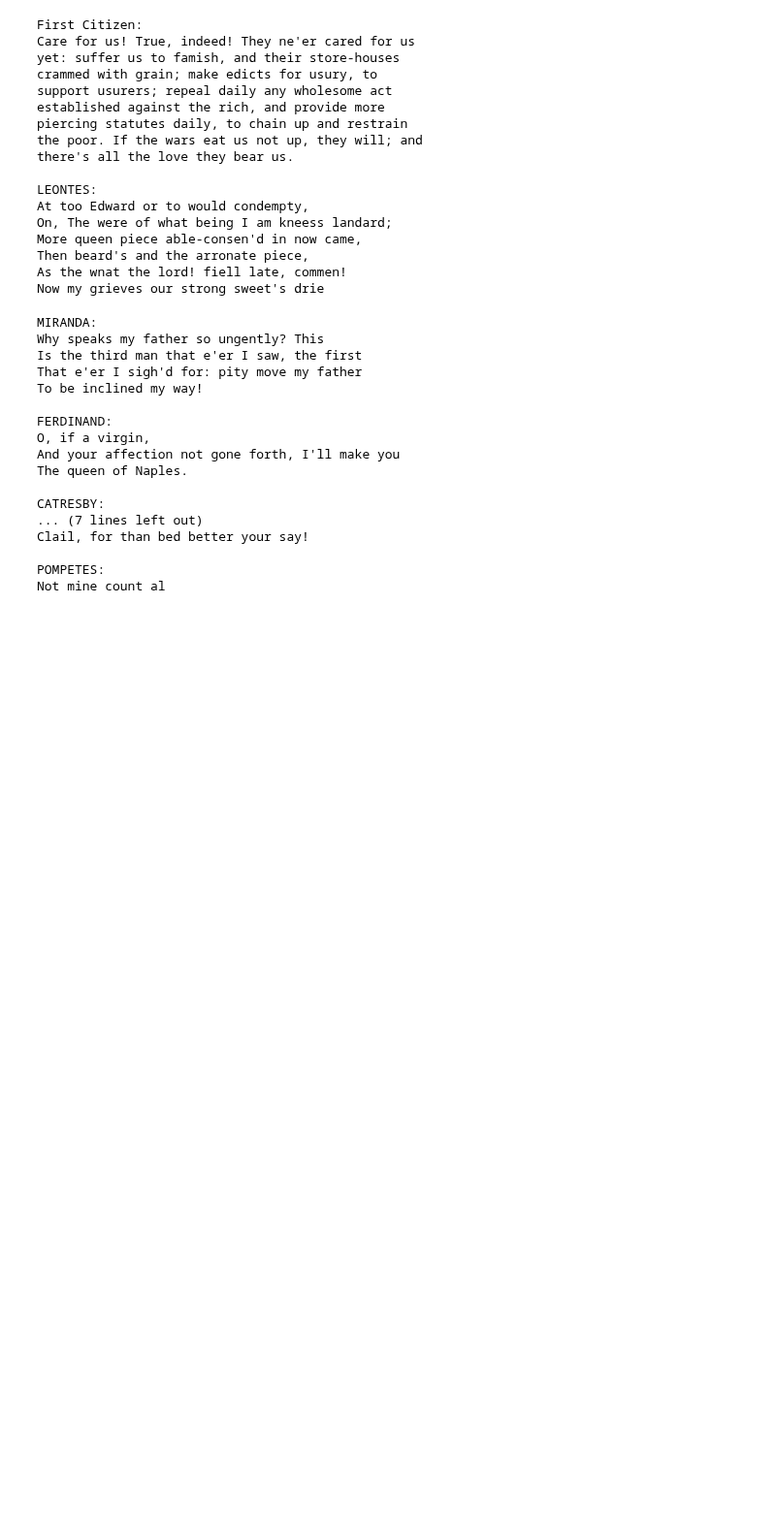
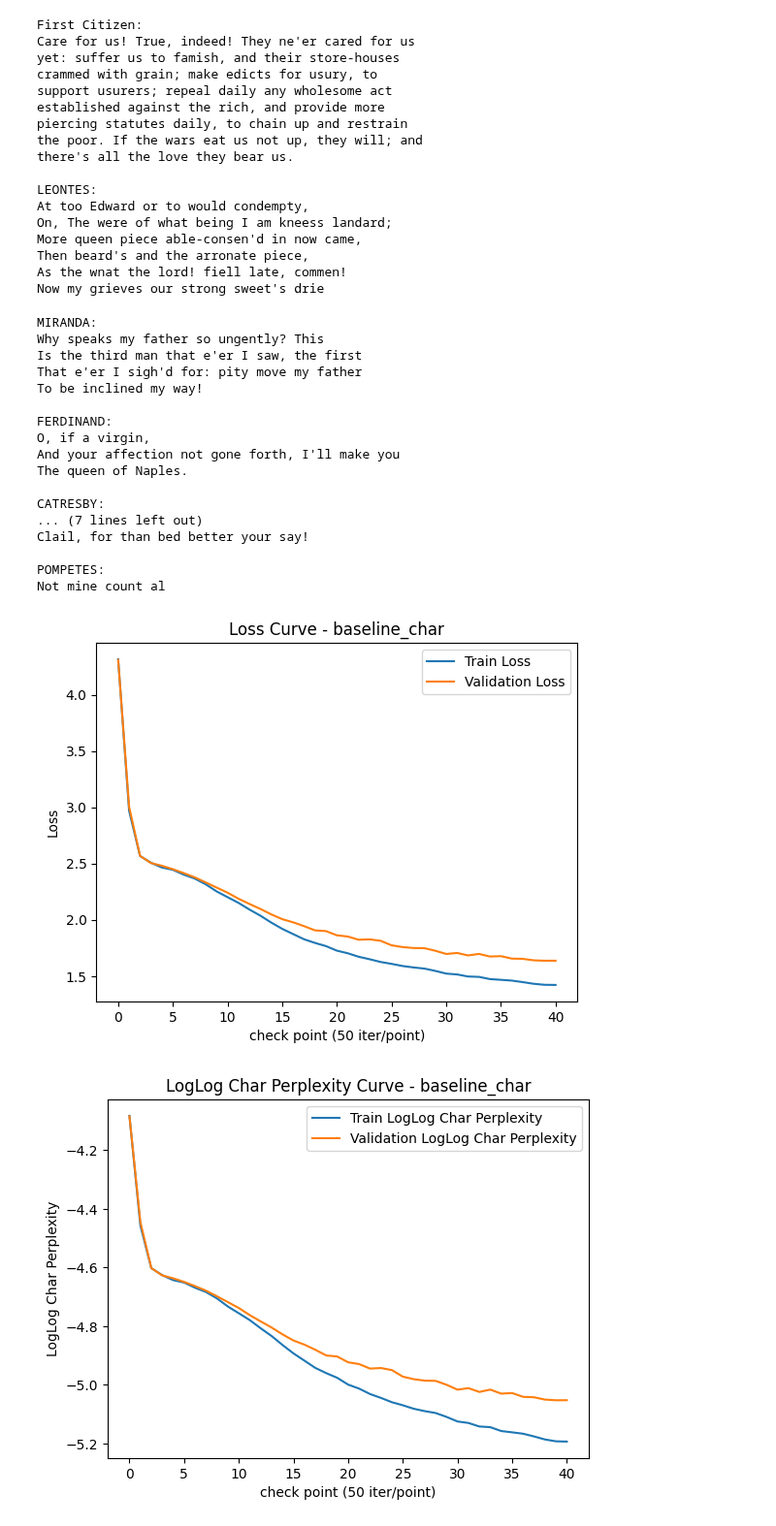
Before and after one commit to fatday/STATS-305B-HW4-Group, a Jupyter notebook: Part2_Working.ipynb, the cells around one changed output. Shown at 97% size. Drawn from its saved outputs; the diff is of its cells as text; code cells hidden in the pictures; blank space fills up the shorter version.

Commit message:
Baseline Done

```diff
--- a/Part2_Working.ipynb
+++ b/Part2_Working.ipynb
@@ -774,6 +774,23 @@ Sea-water shalt thou drink; thy food shall be
 The fresh-brook muscles, wither'd roots and husks
 Wherein the acorn cradled. Follow.
 """
+# %%
+def plot_loss(model_system, model_name):
+  plt.plot(model_system.losses_train_val["train"], label="Train Loss")
+  plt.plot(model_system.losses_train_val["val"], label="Validation Loss")
+  plt.xlabel('check point (50 iter/point)')
+  plt.ylabel('Loss')
+  plt.title('Loss Curve' + " - " + model_name)
+  plt.legend()
+  plt.show()
+
+  plt.plot(np.log(np.log(model_system.char_perplexities_train_val["train"])), label="Train LogLog Char Perplexity")
+  plt.plot(np.log(np.log(model_system.char_perplexities_train_val["val"])), label="Validation LogLog Char Perplexity")
+  plt.xlabel('check point (50 iter/point)')
+  plt.ylabel('LogLog Char Perplexity')
+  plt.title('LogLog Char Perplexity Curve' + " - " + model_name)
+  plt.legend()
+  plt.show()
 # %% [markdown]
 # Baseline Model (model in Part 1)
 # %%
@@ -850,6 +866,11 @@ Clail, for than bed better your say!
 
 POMPETES:
 Not mine count al
+# %%
+plot_loss(baseline, "baseline_char")
+# %% [output]
+[figure, added]
+[figure, added]
 # %%
 baselineTransoformer.to('cpu')
 torch.cuda.empty_cache()
```
Also changed, not shown: parts of 20 cells of this notebook.
